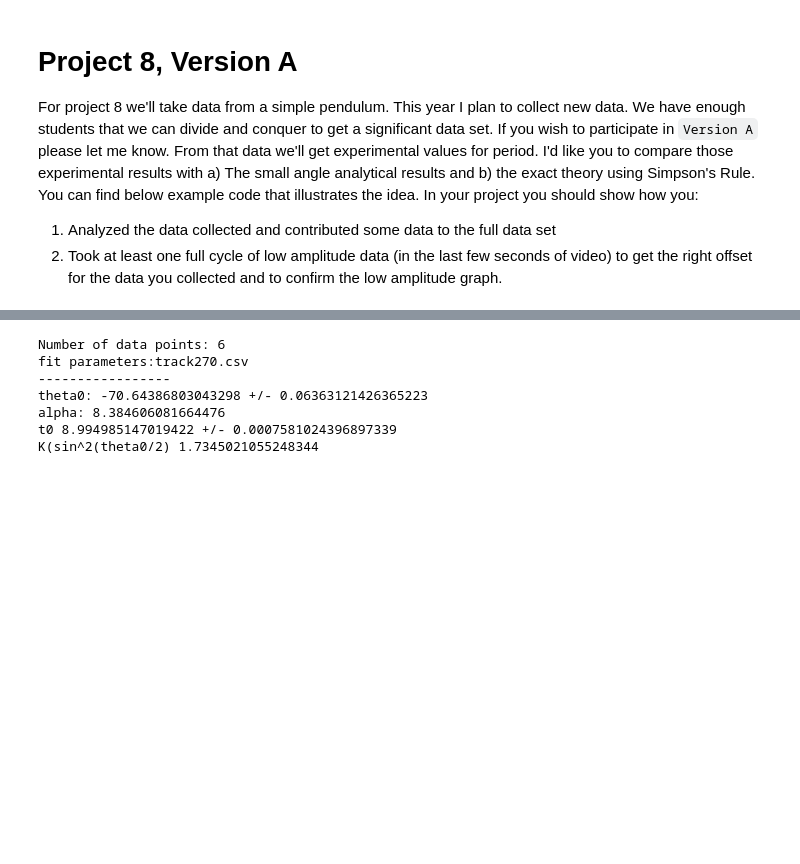
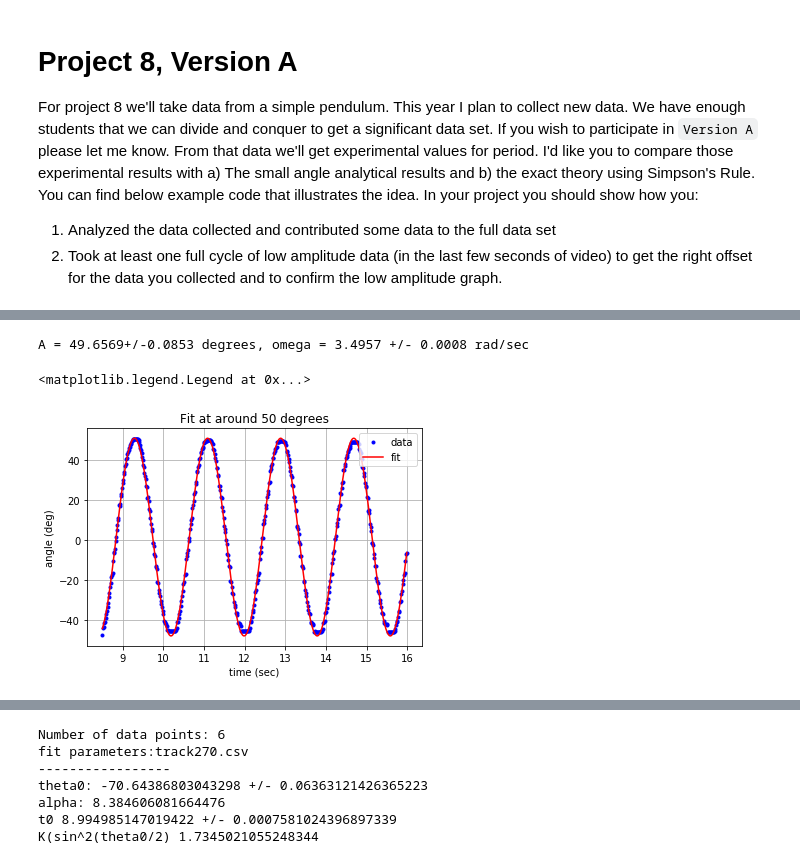
Before and after one commit to sspickle/sci-comp-notebooks, a Jupyter notebook: P08-LargeAmplitudePendulum.ipynb, the cells around one changed output, grey strips where cells are left out. Drawn from its saved outputs; the diff is of its cells as text; code cells hidden in the pictures; blank space fills up the shorter version.

```diff
--- a/P08-LargeAmplitudePendulum.ipynb
+++ b/P08-LargeAmplitudePendulum.ipynb
@@ -144,0 +180,25 @@ For project 8 we'll take data from a simple pendulum. This year I plan to collec
+# %%
+T0 = 2
+A0 = 45
+
+def model(t, A, omega, phi, off):
+    return A*np.sin(omega*t + phi) + off
+
+par, cov = curve_fit(model, time, angle, p0 = (A0, 2*np.pi/T0, 0, 0))
+
+A, omega, phi, off = par
+dA, dOm, dPhi, dOff = np.sqrt(np.diag(cov))
+
+print("A = {0:3.4f}+/-{1:3.4f} degrees, omega = {2:3.4f} +/- {3:3.4f} rad/sec".format(A, dA, omega, dOm))
+
+pl.plot(time, angle ,'b.', label='data')
+pl.plot(time, model(time, A, omega, phi, off), 'r-', label="fit")
+pl.grid()
+pl.title("Fit at around 50 degrees")
+pl.xlabel('time (sec)')
+pl.ylabel('angle (deg)')
+pl.legend()
+# %% [output]
+A = 49.6569+/-0.0853 degrees, omega = 3.4957 +/- 0.0008 rad/sec
+<matplotlib.legend.Legend at 0x...>
+[figure, added]
```
Also changed, not shown: parts of 11 cells of this notebook, 8 other files.
